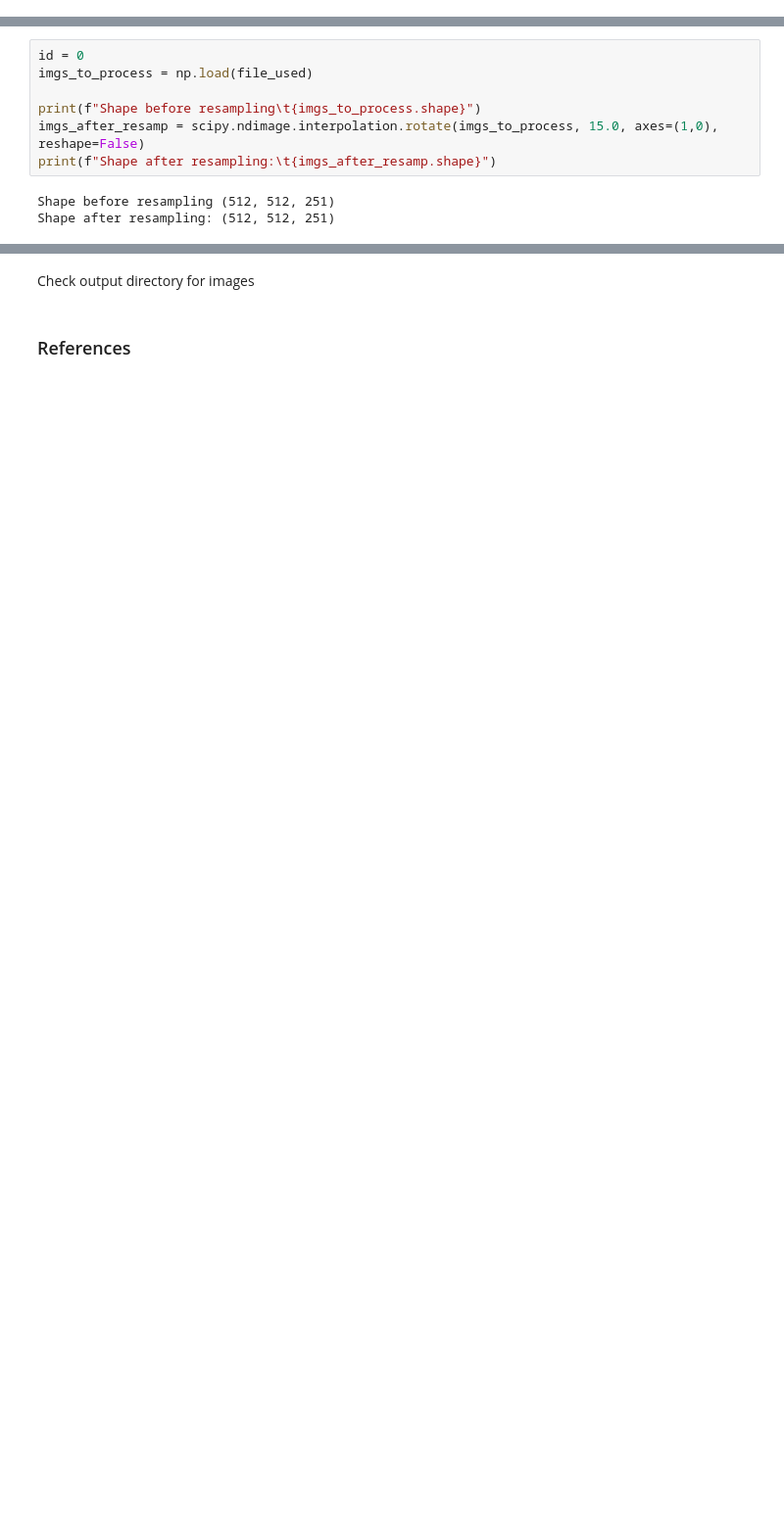
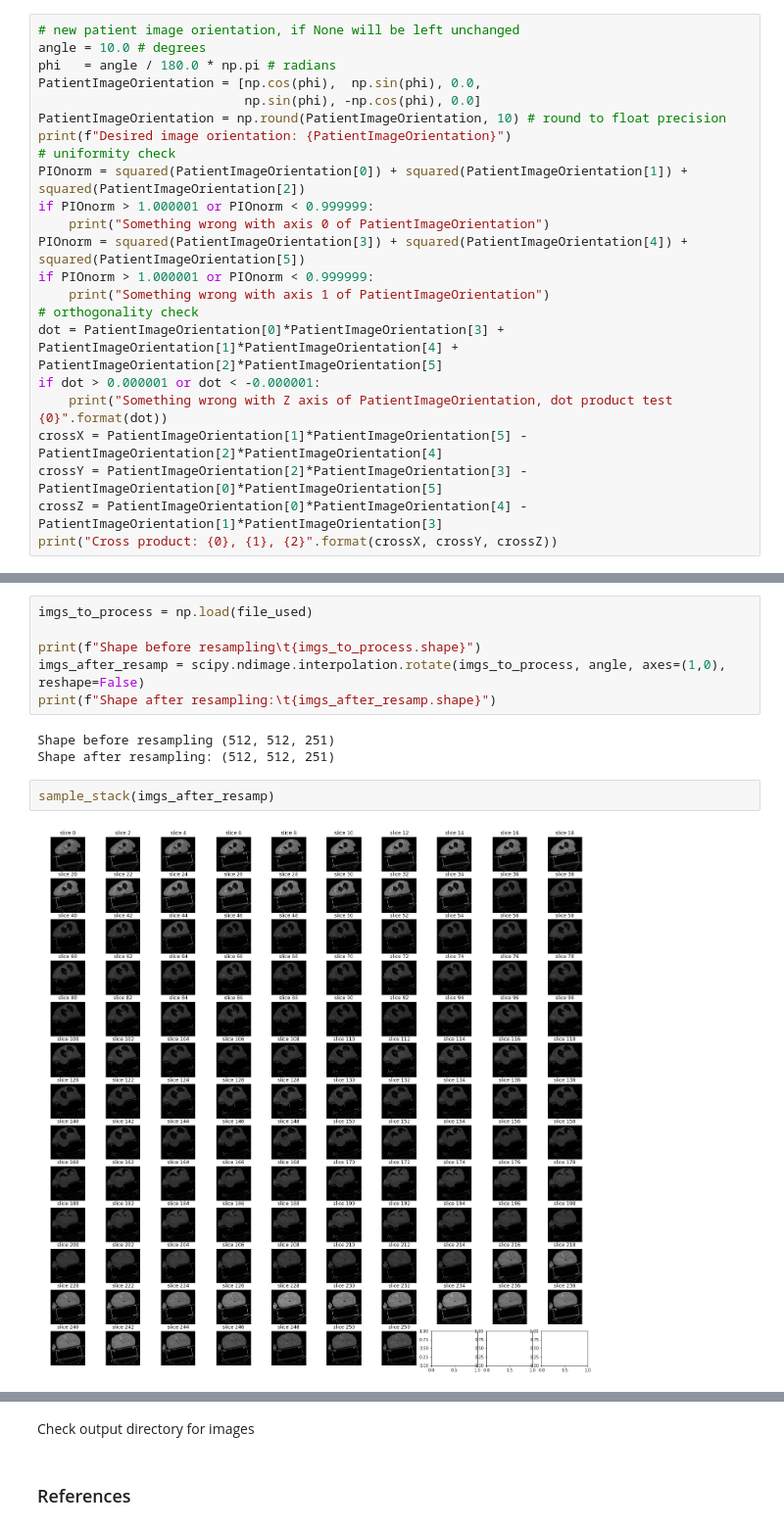
Before and after one commit to Kri-Ol/DICOM-Resampler, a Jupyter notebook: Rotation.ipynb, the cells around one changed output, grey strips where cells are left out. Shown at 98% size. Cells and saved outputs as stored; diff of their text form; blank space fills up the shorter version.

```diff
--- a/Rotation.ipynb
+++ b/Rotation.ipynb
@@ -230,3 +216,26 @@ def sample_stack(stack, rows=13, cols=10, start_with=0, show_every=2):
 sample_stack(imgs_to_process)
 # %% [output]
 [figure]
+# %%
+# new patient image orientation, if None will be left unchanged
+angle = 10.0 # degrees
+phi   = angle / 180.0 * np.pi # radians
+PatientImageOrientation = [np.cos(phi),  np.sin(phi), 0.0,
+                           np.sin(phi), -np.cos(phi), 0.0]
+PatientImageOrientation = np.round(PatientImageOrientation, 10) # round to float precision
+print(f"Desired image orientation: {PatientImageOrientation}")
+# uniformity check
+PIOnorm = squared(PatientImageOrientation[0]) + squared(PatientImageOrientation[1]) + squared(PatientImageOrientation[2])
+if PIOnorm > 1.000001 or PIOnorm < 0.999999:
+    print("Something wrong with axis 0 of PatientImageOrientation")
+PIOnorm = squared(PatientImageOrientation[3]) + squared(PatientImageOrientation[4]) + squared(PatientImageOrientation[5])
+if PIOnorm > 1.000001 or PIOnorm < 0.999999:
+    print("Something wrong with axis 1 of PatientImageOrientation")
+# orthogonality check
+dot = PatientImageOrientation[0]*PatientImageOrientation[3] + PatientImageOrientation[1]*PatientImageOrientation[4] + PatientImageOrientation[2]*PatientImageOrientation[5]
+if dot > 0.000001 or dot < -0.000001:
+    print("Something wrong with Z axis of PatientImageOrientation, dot product test {0}".format(dot))
+crossX = PatientImageOrientation[1]*PatientImageOrientation[5] - PatientImageOrientation[2]*PatientImageOrientation[4]
+crossY = PatientImageOrientation[2]*PatientImageOrientation[3] - PatientImageOrientation[0]*PatientImageOrientation[5]
+crossZ = PatientImageOrientation[0]*PatientImageOrientation[4] - PatientImageOrientation[1]*PatientImageOrientation[3]
+print("Cross product: {0}, {1}, {2}".format(crossX, crossY, crossZ))
@@ -233,11 +245,14 @@ sample_stack(imgs_to_process)
 # %%
-id = 0
 imgs_to_process = np.load(file_used)
 
 print(f"Shape before resampling\t{imgs_to_process.shape}")
-imgs_after_resamp = scipy.ndimage.interpolation.rotate(imgs_to_process, 15.0, axes=(1,0), reshape=False)
+imgs_after_resamp = scipy.ndimage.interpolation.rotate(imgs_to_process, angle, axes=(1,0), reshape=False)
 print(f"Shape after resampling:\t{imgs_after_resamp.shape}")
 # %% [output]
 Shape before resampling (512, 512, 251)
 Shape after resampling: (512, 512, 251)
+# %%
+sample_stack(imgs_after_resamp)
+# %% [output]
+[figure, added]
 # %%
```
Also changed, not shown: parts of 6 cells of this notebook.
